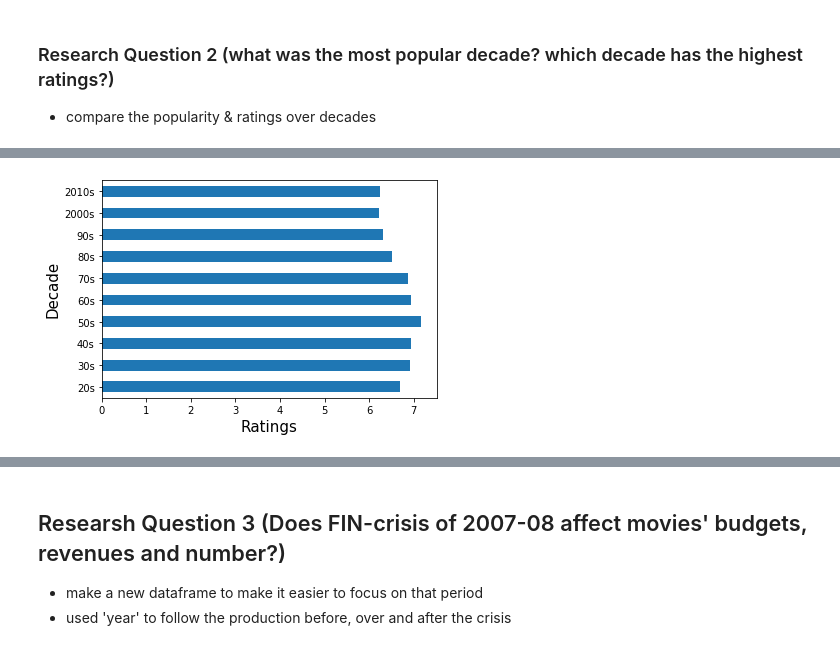
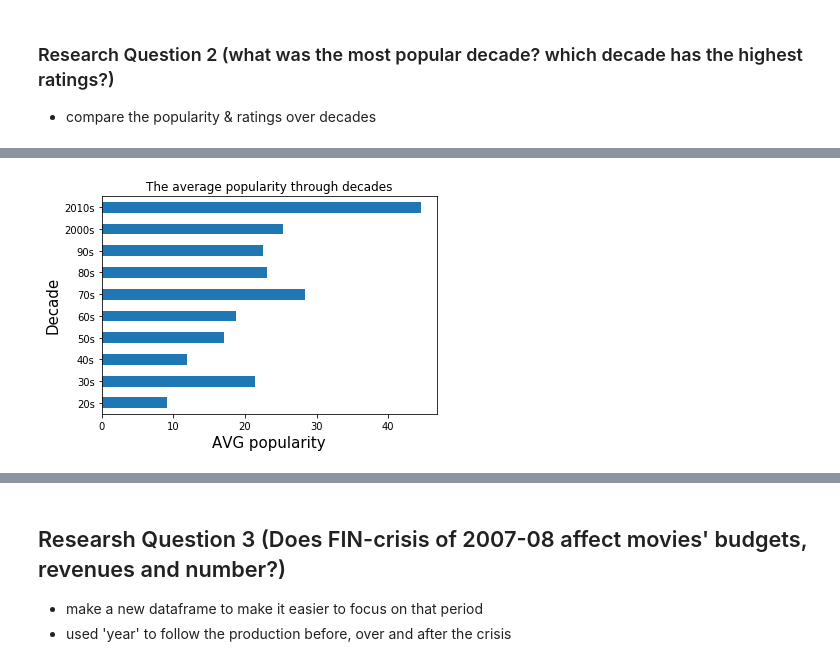
Before and after one commit to Abdalrahman-Bebars/TMDB_Movies, a Jupyter notebook: TMDB_movies/TMDB_movies_investigation.ipynb, the cells around one changed output, grey strips where cells are left out. Saved outputs shown, nothing was run; the diff lists cells and outputs as text; code cells hidden in the pictures.

```diff
--- a/TMDB_movies/TMDB_movies_investigation.ipynb
+++ b/TMDB_movies/TMDB_movies_investigation.ipynb
@@ -262,6 +282,6 @@ plt.ylabel('Decade', fontsize= 15);
-# %%
-df.groupby('decade')['vote_average'].mean().plot(kind='barh');
-plt.xlabel('Ratings', fontsize=15);
-plt.ylabel('Decade', fontsize= 15);
-# %% [output]
-[figure, removed]
+# %%
+# group data by decades and visualizing the average popularity of each decade
+df.groupby('decade')['popularity'].mean().plot(kind='barh');
+labels_func('AVG popularity','Decade','The average popularity through decades')
+# %% [output]
+[figure, added]
```
Also changed, not shown: parts of 49 cells of this notebook, 1 other file.
